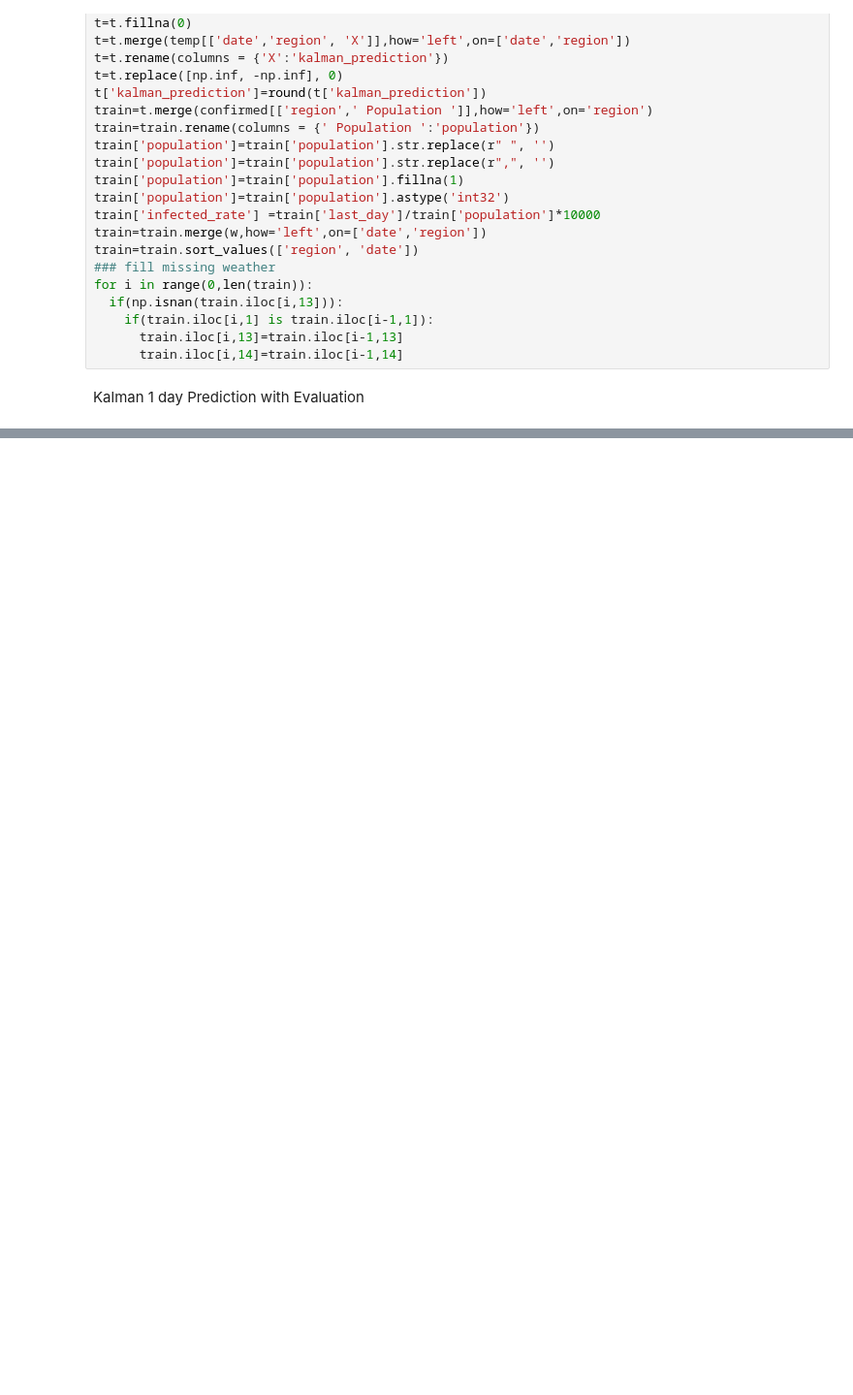
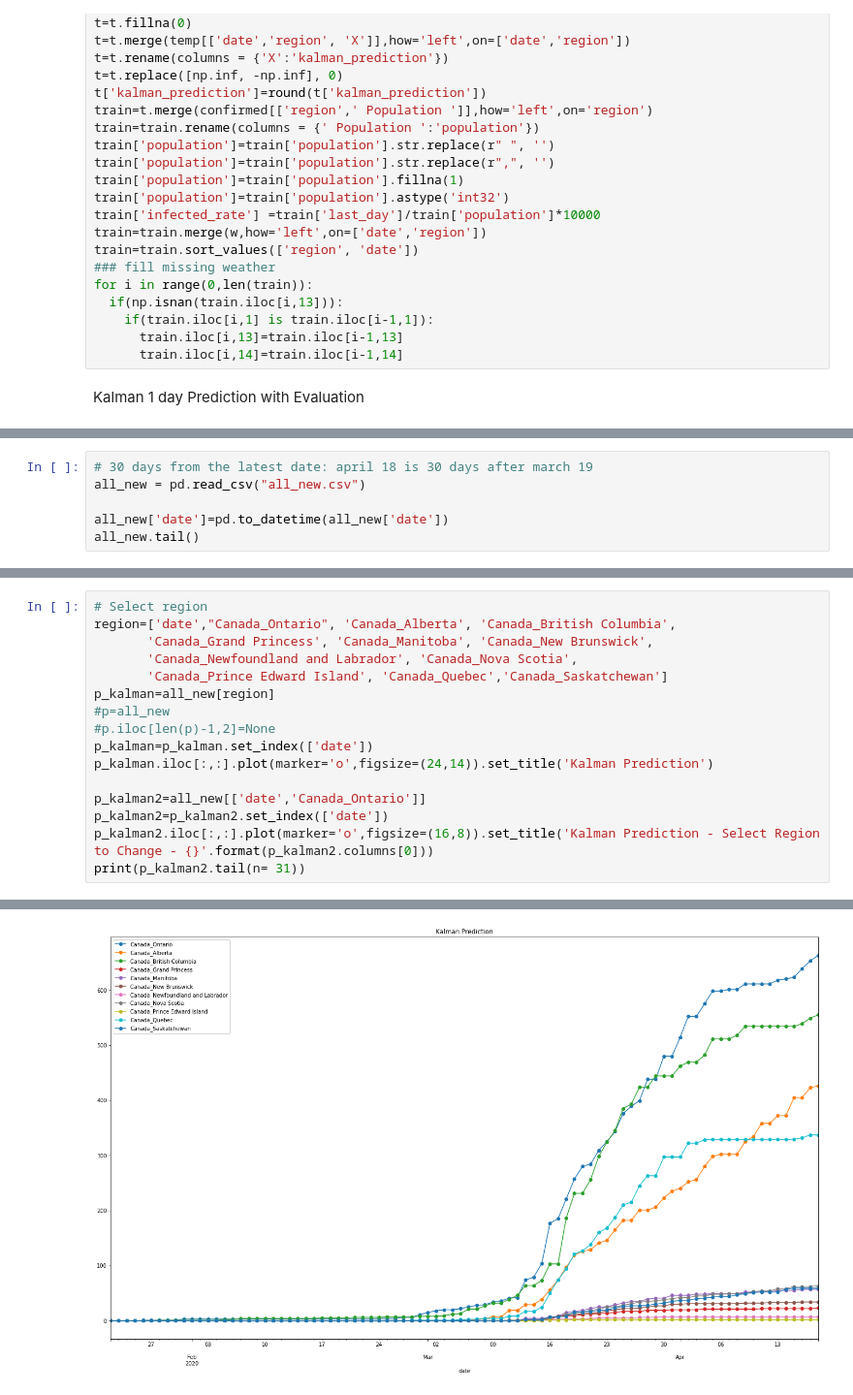
Before and after one commit to SophiaHe/covid19_work, a Jupyter notebook: Kalmar_Filter_Method.ipynb, the cells around one changed output, grey strips where cells are left out. Shown: that part at 97% size. Drawn from its saved outputs; the diff is of its cells as text; blank space fills up the shorter version.

```diff
--- a/Kalmar_Filter_Method.ipynb
+++ b/Kalmar_Filter_Method.ipynb
@@ -331,0 +351,6 @@ date
+# %%
+# 30 days from the latest date: april 18 is 30 days after march 19
+all_new = pd.read_csv("all_new.csv")
+
+all_new['date']=pd.to_datetime(all_new['date'])
+all_new.tail()
@@ -331,0 +365,17 @@ date
+# %%
+# Select region
+region=['date',"Canada_Ontario", 'Canada_Alberta', 'Canada_British Columbia',
+       'Canada_Grand Princess', 'Canada_Manitoba', 'Canada_New Brunswick',
+       'Canada_Newfoundland and Labrador', 'Canada_Nova Scotia',
+       'Canada_Prince Edward Island', 'Canada_Quebec','Canada_Saskatchewan']
+p_kalman=all_new[region]
+#p=all_new
+#p.iloc[len(p)-1,2]=None
+p_kalman=p_kalman.set_index(['date'])
+p_kalman.iloc[:,:].plot(marker='o',figsize=(24,14)).set_title('Kalman Prediction')
+
+p_kalman2=all_new[['date','Canada_Ontario']]
+p_kalman2=p_kalman2.set_index(['date'])
+p_kalman2.iloc[:,:].plot(marker='o',figsize=(16,8)).set_title('Kalman Prediction - Select Region to Change - {}'.format(p_kalman2.columns[0]))
+print(p_kalman2.tail(n= 31))
+# %% [output]
@@ -331,0 +399 @@ date
+[figure, added]
```
Also changed, not shown: parts of 22 cells of this notebook.
